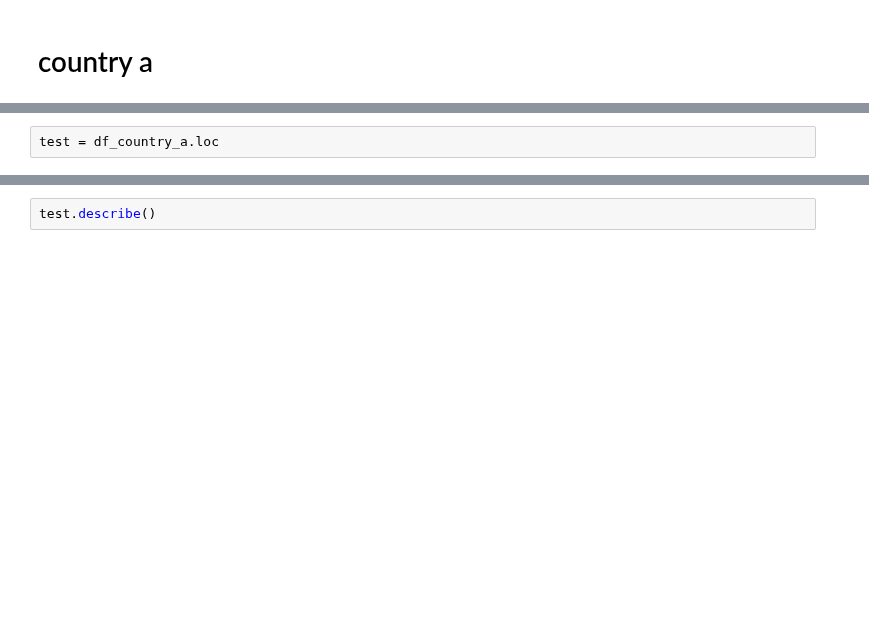
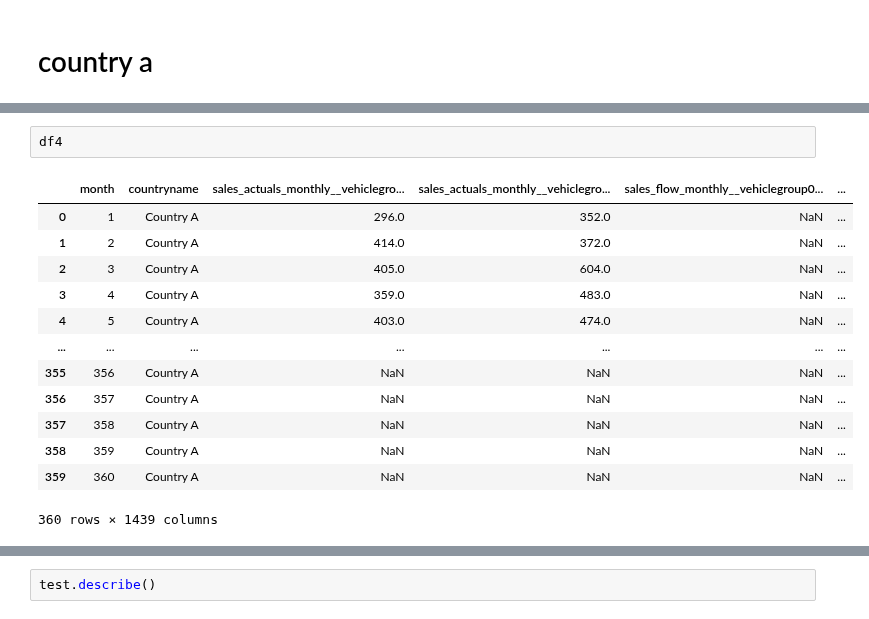
Before and after one commit to zuivu/porsche-forecast-sale, a Jupyter notebook: shap.ipynb, the cells around one changed output, grey strips where cells are left out. Cells and saved outputs as stored; diff of their text form; blank space fills up the shorter version.

```diff
--- a/shap.ipynb
+++ b/shap.ipynb
@@ -70,4 +69,18 @@ df_country_a.head()
-# %%
-test = df_country_a.loc
+# %%
+df4
+# %% [output]
+|  | month | countryname | sales_actuals_monthly__vehiclegro... | sales_actuals_monthly__vehiclegro... | sales_flow_monthly__vehiclegroup0... | ... |
+| 0 | 1 | Country A | 296.0 | 352.0 | NaN | ... |
+| 1 | 2 | Country A | 414.0 | 372.0 | NaN | ... |
+| 2 | 3 | Country A | 405.0 | 604.0 | NaN | ... |
+| 3 | 4 | Country A | 359.0 | 483.0 | NaN | ... |
+| 4 | 5 | Country A | 403.0 | 474.0 | NaN | ... |
+| ... | ... | ... | ... | ... | ... | ... |
+| 355 | 356 | Country A | NaN | NaN | NaN | ... |
+| 356 | 357 | Country A | NaN | NaN | NaN | ... |
+| 357 | 358 | Country A | NaN | NaN | NaN | ... |
+| 358 | 359 | Country A | NaN | NaN | NaN | ... |
+| 359 | 360 | Country A | NaN | NaN | NaN | ... |
+360 rows × 1439 columns
 # %%
 # drop rows after row 258
```
Also changed, not shown: parts of 10 cells of this notebook.
